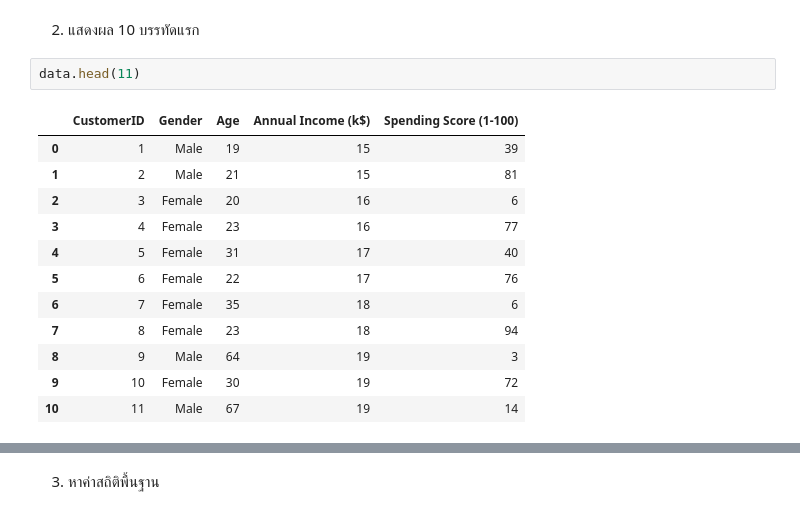
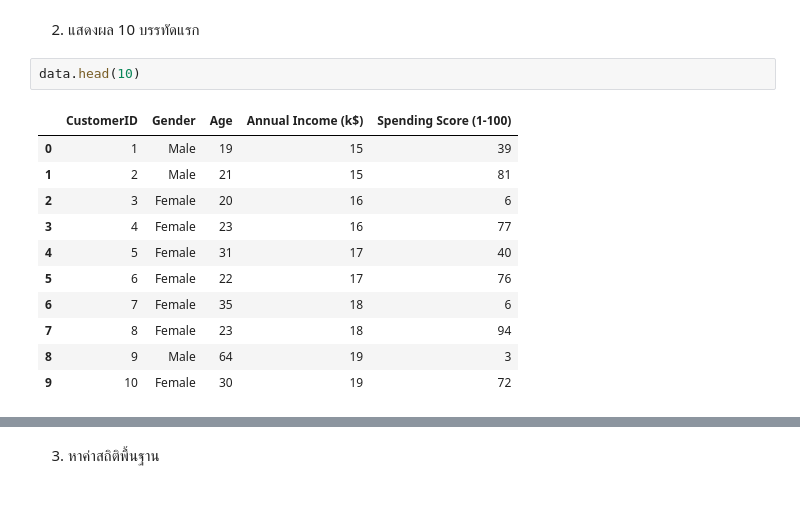
Before and after one commit to Destinyz123/DA, a Jupyter notebook: Quiz-K-Means-8-Mar-2023.ipynb, the cells around one changed output, grey strips where cells are left out. Cells and saved outputs as stored; diff of their text form.

```diff
--- a/Quiz-K-Means-8-Mar-2023.ipynb
+++ b/Quiz-K-Means-8-Mar-2023.ipynb
@@ -35,17 +41,16 @@ data
 # %% [markdown]
 2. แสดงผล 10 บรรทัดแรก
 # %%
-data.head(11)
+data.head(10)
 # %% [output]
 |  | CustomerID | Gender | Age | Annual Income (k$) | Spending Score (1-100) |
 | 0 | 1 | Male | 19 | 15 | 39 |
 | 1 | 2 | Male | 21 | 15 | 81 |
 | 2 | 3 | Female | 20 | 16 | 6 |
 | 3 | 4 | Female | 23 | 16 | 77 |
 | 4 | 5 | Female | 31 | 17 | 40 |
 | 5 | 6 | Female | 22 | 17 | 76 |
 | 6 | 7 | Female | 35 | 18 | 6 |
 | 7 | 8 | Female | 23 | 18 | 94 |
 | 8 | 9 | Male | 64 | 19 | 3 |
 | 9 | 10 | Female | 30 | 19 | 72 |
-| 10 | 11 | Male | 67 | 19 | 14 |
```
Also changed, not shown: parts of 12 cells of this notebook.
